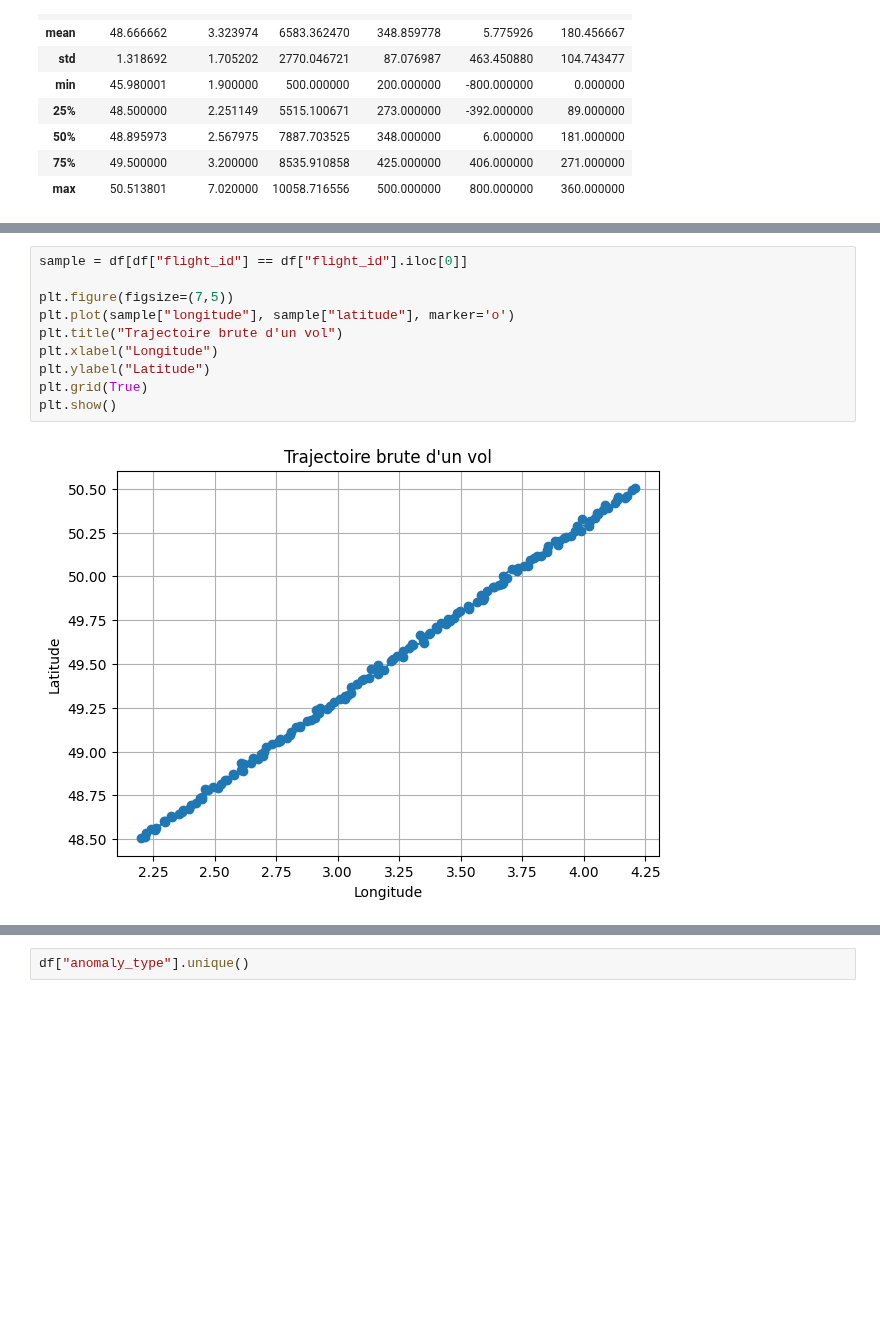
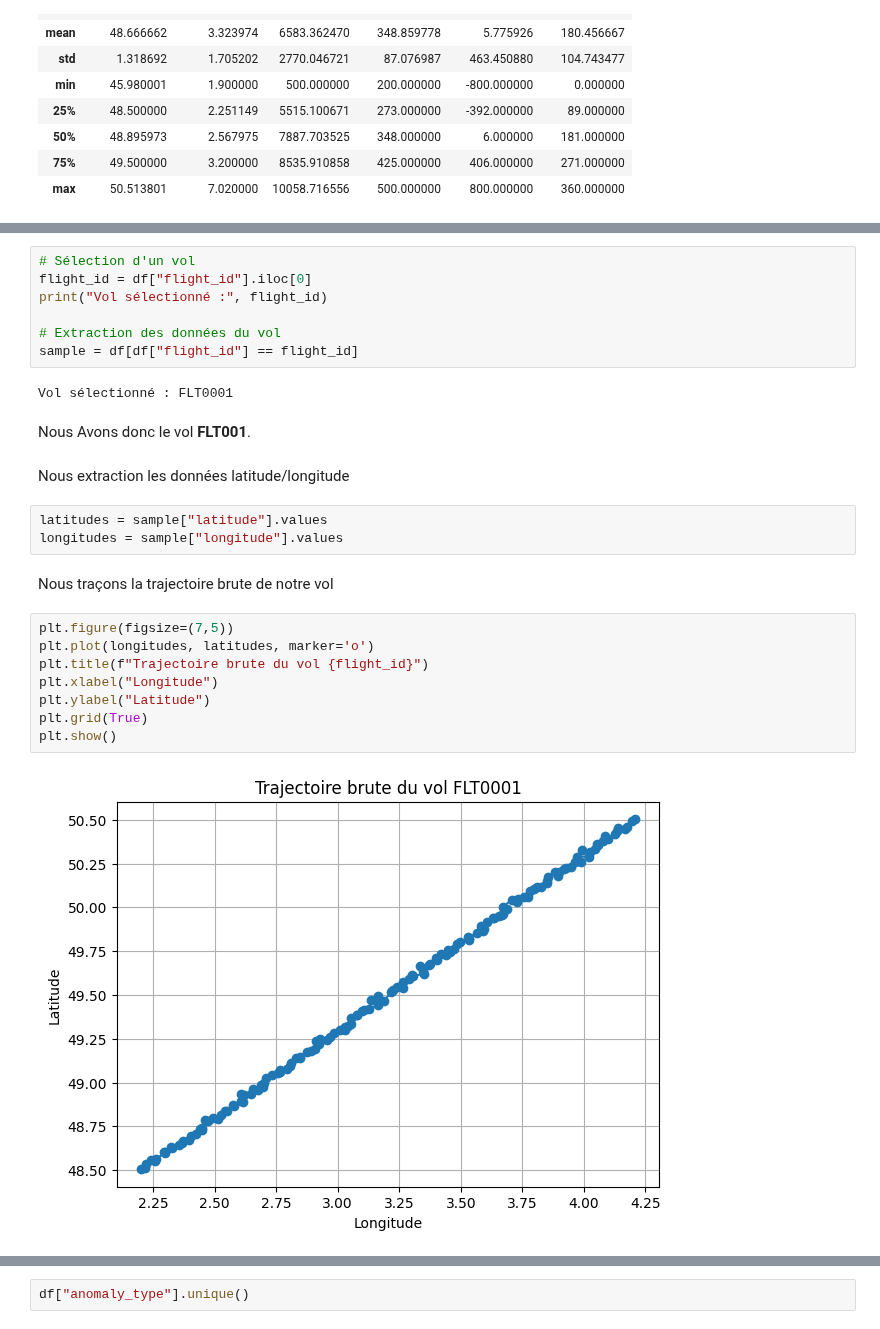
Before and after one commit to MGentieu/Data_analytics_aircraft_messages, a Jupyter notebook: TP4/GENTIEU_GOUESSE_TP4.ipynb, the cells around one changed output, grey strips where cells are left out. Saved outputs shown, nothing was run; the diff lists cells and outputs as text; blank space fills up the shorter version.

```diff
--- a/TP4/GENTIEU_GOUESSE_TP4.ipynb
+++ b/TP4/GENTIEU_GOUESSE_TP4.ipynb
@@ -177,12 +163,28 @@ Nous allons isoler un vol spécifique via son identifiant et tracer sa trajectoi
+# %%
+# Sélection d'un vol
+flight_id = df["flight_id"].iloc[0]
+print("Vol sélectionné :", flight_id)
+
+# Extraction des données du vol
+sample = df[df["flight_id"] == flight_id]
+# %% [output]
+Vol sélectionné : FLT0001
+# %% [markdown]
+Nous Avons donc le vol **FLT001**.
+# %% [markdown]
+Nous extraction les données latitude/longitude
+# %%
+latitudes = sample["latitude"].values
+longitudes = sample["longitude"].values
+# %% [markdown]
+Nous traçons la trajectoire brute de notre vol
 # %%
-sample = df[df["flight_id"] == df["flight_id"].iloc[0]]
-
 plt.figure(figsize=(7,5))
-plt.plot(sample["longitude"], sample["latitude"], marker='o')
-plt.title("Trajectoire brute d'un vol")
+plt.plot(longitudes, latitudes, marker='o')
+plt.title(f"Trajectoire brute du vol {flight_id}")
 plt.xlabel("Longitude")
 plt.ylabel("Latitude")
 plt.grid(True)
 plt.show()
 # %% [output]
-[figure, old version]
+[figure, new version]
```
Also changed, not shown: parts of 71 cells of this notebook.
